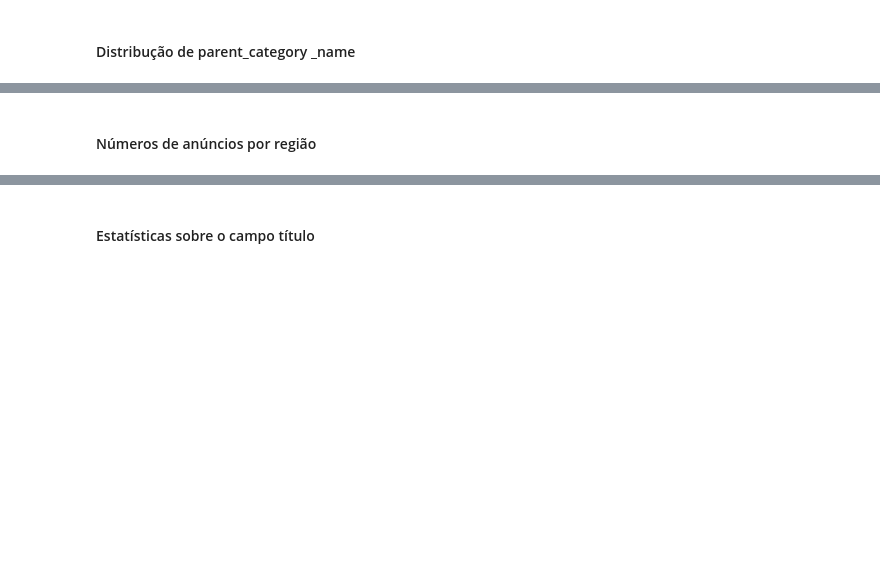
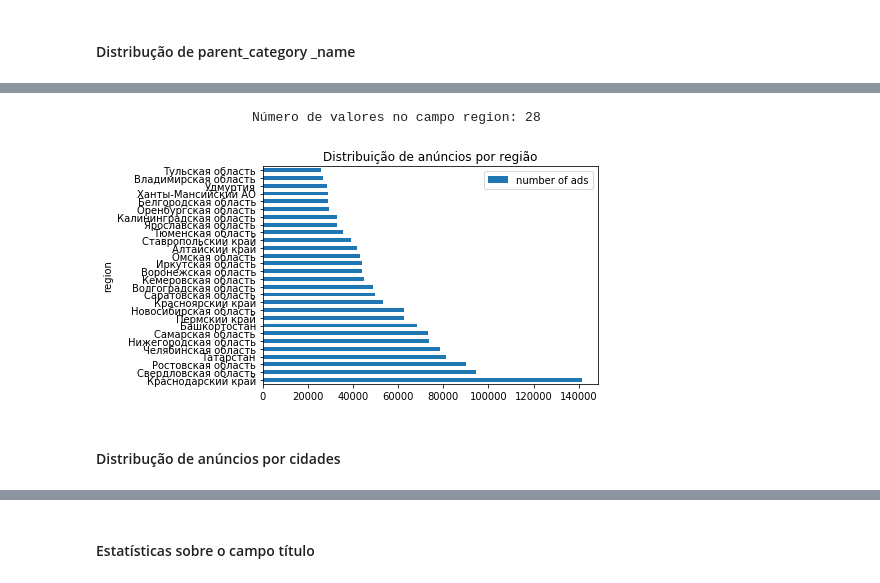
Before and after one commit to arruda/avito_challenge, a Jupyter notebook: final_avito.ipynb, the cells around one changed output, grey strips where cells are left out. Saved outputs shown, nothing was run; the diff lists cells and outputs as text; code cells hidden in the pictures; blank space fills up the shorter version.

```diff
--- a/final_avito.ipynb
+++ b/final_avito.ipynb
@@ -186,2 +243,7 @@ Número possível de user_type: 3
+# %%
+describeAdsByColumn('region', 'Distribuição de anúncios por região')
+# %% [output]
+                    Número de valores no campo region: 28
+[figure, added]
 # %% [markdown]
-#### Números de anúncios por região
+#### Distribução de anúncios por cidades
```
Also changed, not shown: parts of 36 cells of this notebook.
